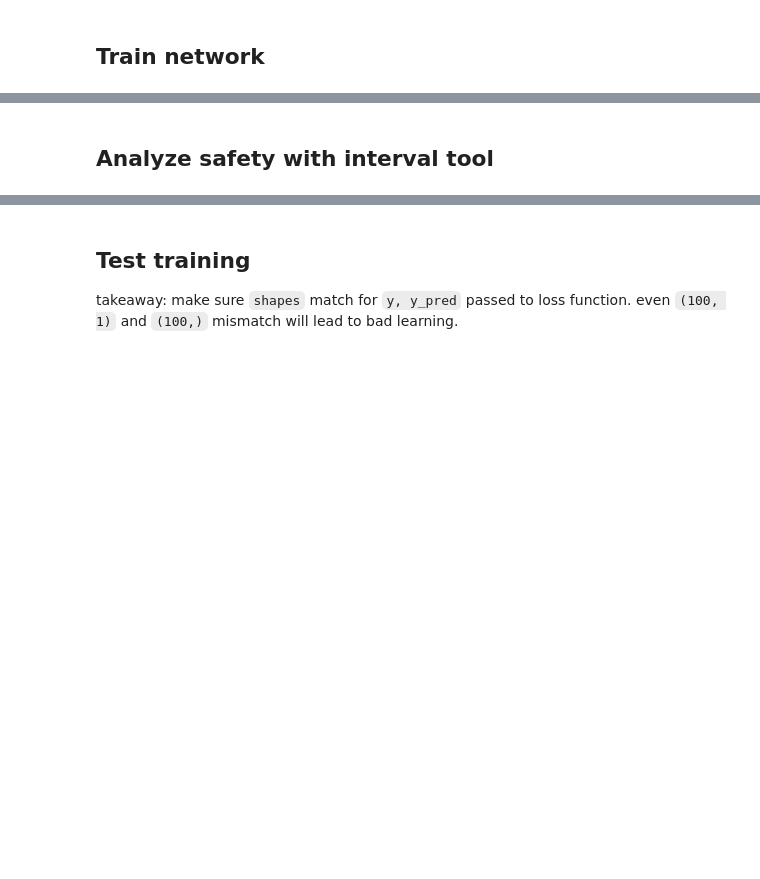
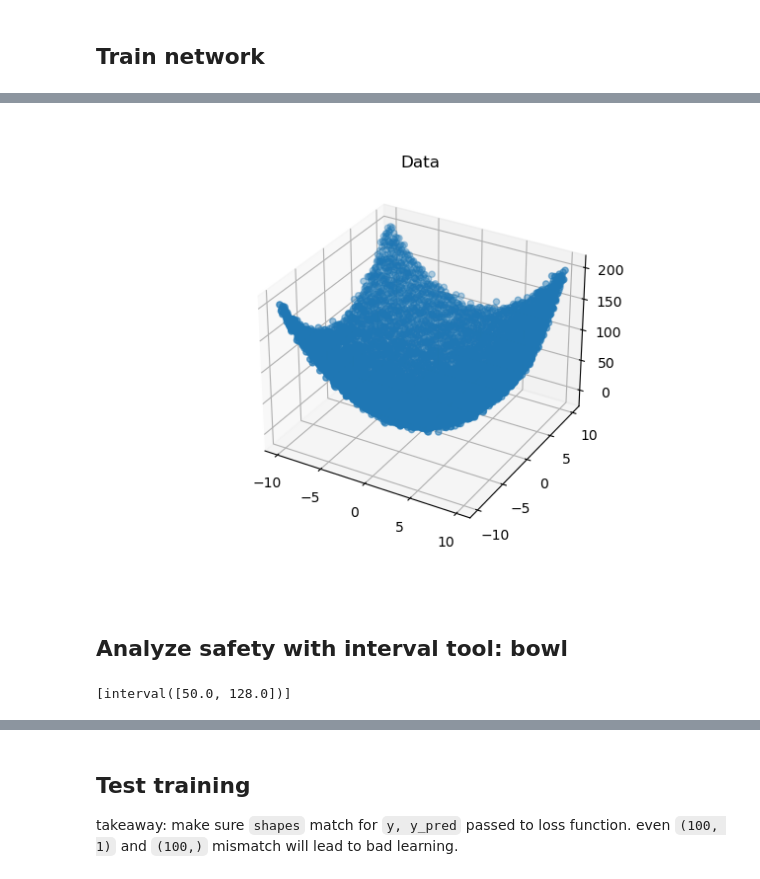
Before and after one commit to nskh/safe-training, a Jupyter notebook: multinode_projection.ipynb, the cells around one changed output, grey strips where cells are left out. Saved outputs shown, nothing was run; the diff lists cells and outputs as text; code cells hidden in the pictures; blank space fills up the shorter version.

```diff
--- a/multinode_projection.ipynb
+++ b/multinode_projection.ipynb
@@ -108,6 +140,22 @@ plt.show()
+# %%
+fig = plt.figure()
+ax = fig.add_subplot(projection='3d')
+
+# plt.scatter(x, y, z)
+surf2 = ax.scatter(x, y, z)
+plt.title("Data")
+plt.show()
+# plt.plot(x, y_predict, color="C1")
+# plt.scatter(x, y, color="C2")
+# plt.show()
+# %% [output]
+[figure, added]
 # %% [markdown]
-## Analyze safety with interval tool
+## Analyze safety with interval tool: bowl
 # %%
-interval[-8, -5] ** 2 + interval[-8, -5] ** 2
+desired_interval = [interval[-8, -5] ** 2 + interval[-8, -5] ** 2]
+desired_interval
+# %% [output]
+[interval([50.0, 128.0])]
 # %%
 regression_model.predict([-8, -8])
```
Also changed, not shown: parts of 41 cells of this notebook, 5 other files.
